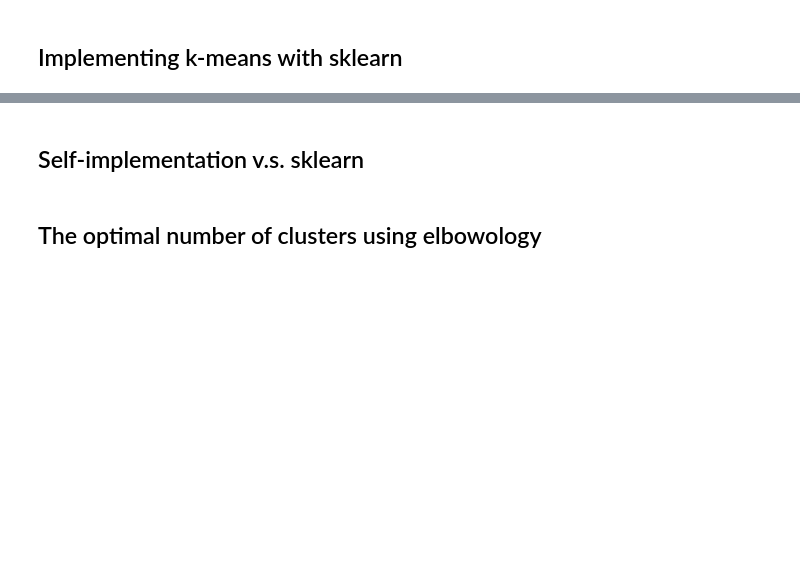
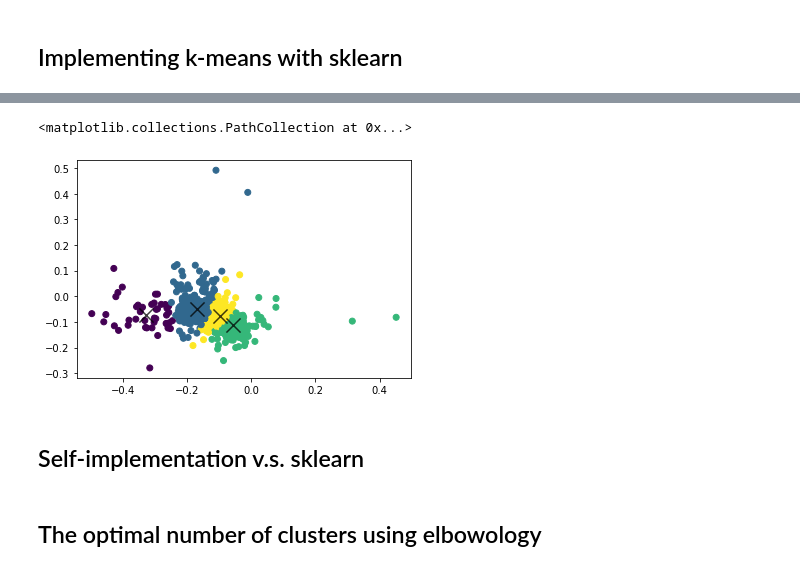
Before and after one commit to comp-machine-learning-fall2022/portfolio-tianshu-zhang, a Jupyter notebook: sector-clustering/Corporate Sector Clustering.ipynb, the cells around one changed output, grey strips where cells are left out. Saved outputs shown, nothing was run; the diff lists cells and outputs as text; code cells hidden in the pictures; blank space fills up the shorter version.

```diff
--- a/sector-clustering/Corporate Sector Clustering.ipynb
+++ b/sector-clustering/Corporate Sector Clustering.ipynb
@@ -121,3 +184,20 @@ We will implement k-means from scratch and explore the number of clusters.
+# %%
+# k = 4
+
+# set up the k-means algorithm
+km_alg2 = KMeans(n_clusters=4, init="random",random_state = 1, max_iter = 200)
+
+# fit the data
+fit2 = km_alg2.fit(corporate2Dnew2)
+sklabels4 = fit2.labels_
+skcenters4 = fit2.cluster_centers_
+
+# plot the data
+plt.scatter(corporate2Dnew2[:,0], corporate2Dnew2[:,1], c=sklabels4)
+plt.scatter(skcenters4[:, 0], skcenters4[:, 1], c='black', marker="x", s=200, alpha=0.75)
+# %% [output]
+<matplotlib.collections.PathCollection at 0x...>
+[figure, added]
 # %% [markdown]
 ## Self-implementation v.s. sklearn
 # %% [markdown]
```
Also changed, not shown: parts of 7 cells of this notebook, 2 other files.
